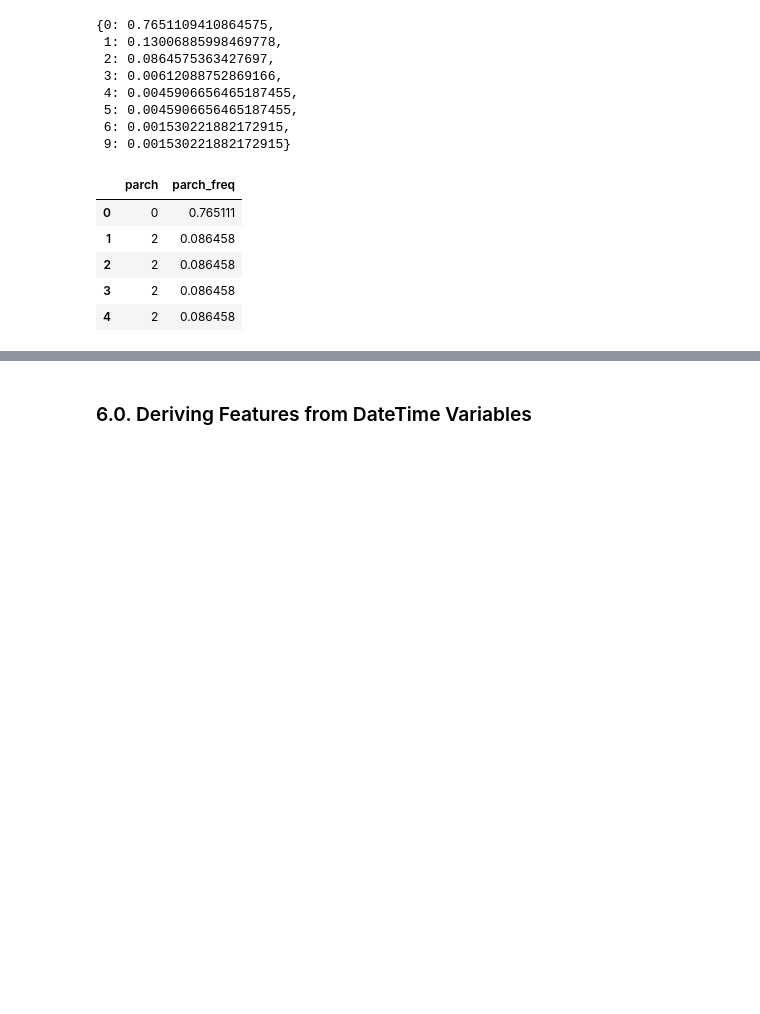
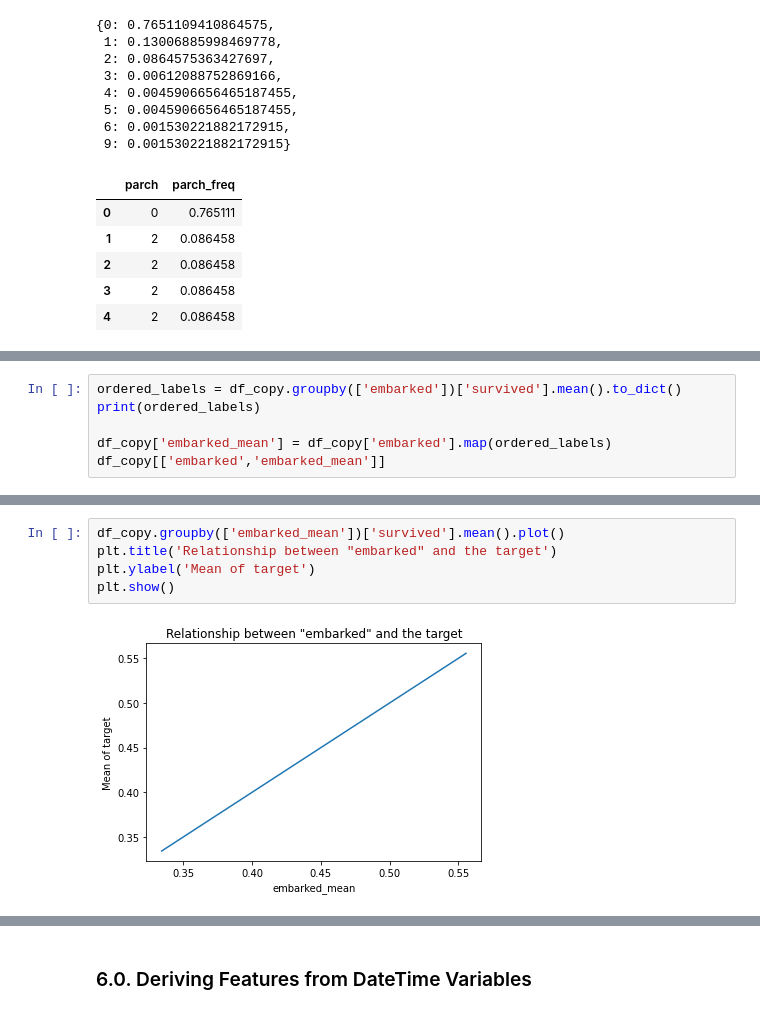
Before and after one commit to jtupitza-msft/edsp-mentoring-program, a Jupyter notebook: 04-Feature-Engineering.ipynb, the cells around one changed output, grey strips where cells are left out. Drawn from its saved outputs; the diff is of its cells as text; blank space fills up the shorter version.

```diff
--- a/04-Feature-Engineering.ipynb
+++ b/04-Feature-Engineering.ipynb
@@ -934,0 +1034,6 @@ df_copy[[col_name, enc_col_name]].head()
+# %%
+ordered_labels = df_copy.groupby(['embarked'])['survived'].mean().to_dict()
+print(ordered_labels)
+
+df_copy['embarked_mean'] = df_copy['embarked'].map(ordered_labels)
+df_copy[['embarked','embarked_mean']]
@@ -934,0 +1055,7 @@ df_copy[[col_name, enc_col_name]].head()
+# %%
+df_copy.groupby(['embarked_mean'])['survived'].mean().plot()
+plt.title('Relationship between "embarked" and the target')
+plt.ylabel('Mean of target')
+plt.show()
+# %% [output]
+[figure, added]
```
Also changed, not shown: parts of 28 cells of this notebook.
